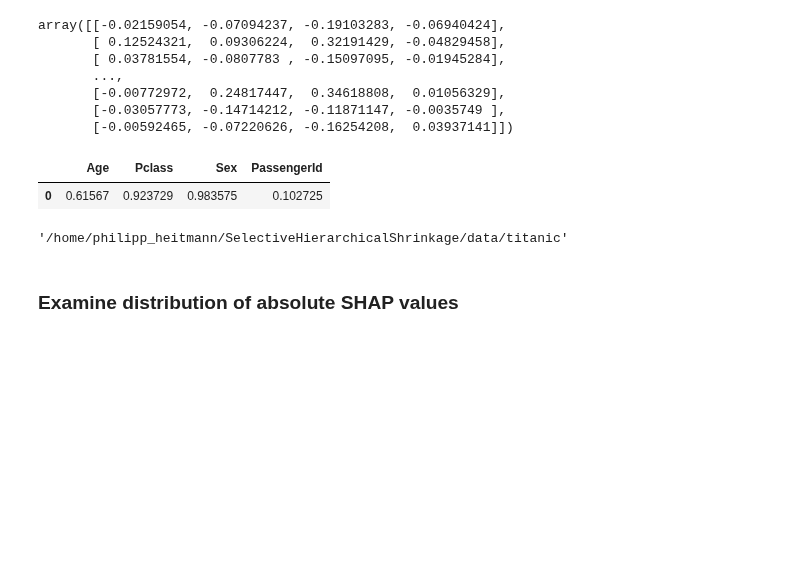
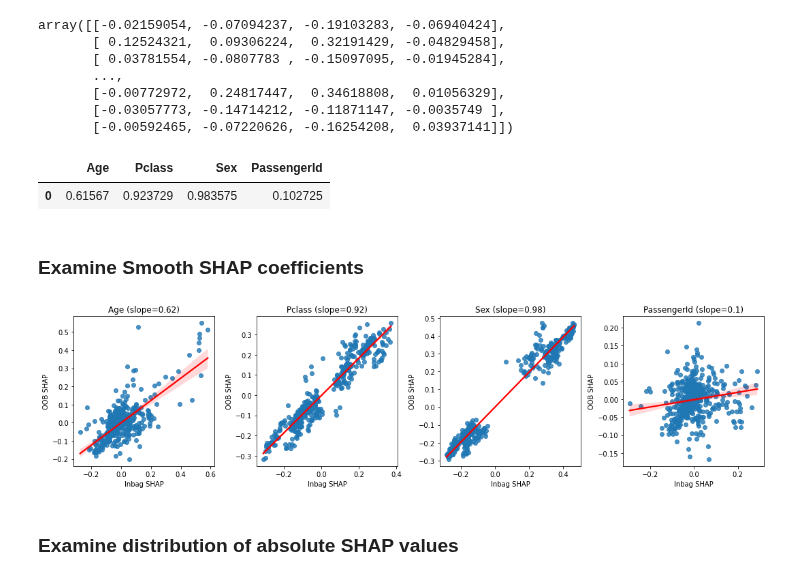
Before and after one commit to markusloecher/TreeBasedModel, a Jupyter notebook: notebooks/ML_titanic.ipynb, the cells around one changed output. Cells and saved outputs as stored; diff of their text form; code cells hidden in the pictures; blank space fills up the shorter version.

```diff
--- a/notebooks/ML_titanic.ipynb
+++ b/notebooks/ML_titanic.ipynb
@@ -105,10 +106,6 @@ pd.DataFrame(np.array([coefs_smshap]), columns=X_train.columns)
 # %% [output]
 |  | Age | Pclass | Sex | PassengerId |
 | 0 | 0.61567 | 0.923729 | 0.983575 | 0.102725 |
-# %%
-data_path
-# %% [output]
-'/home/philipp_heitmann/SelectiveHierarchicalShrinkage/data/titanic'
 # %%
 import pickle
 #Create dict and pickle data
@@ -124,6 +121,22 @@ shap_data = {
 
 with open(f'{data_path}/titanic_SHAP_dict.pickle', 'wb') as handle:
     pickle.dump(shap_data, handle, protocol=pickle.HIGHEST_PROTOCOL)
+# %% [markdown]
+### Examine Smooth SHAP coefficients
+# %%
+fig, axs = plt.subplots(1,4, figsize=(15,4))
+
+for i in range(4):
+    p = sns.regplot(x=rf.inbag_SHAP_values[:, i].reshape(-1, 1), y=rf.oob_SHAP_values[:, i], line_kws={"color": "red"}, ax=axs[i])
+    slope, intercept, r_value, p_value, std_err = linregress(x=p.get_lines()[0].get_xdata(),y=p.get_lines()[0].get_ydata())
+    axs[i].set_title(f"{rf.feature_names[i]} (slope={round(slope,2)})")# - regression coef: {np.round(rf_scr.smSHAP_coefs[i],2)}")
+    axs[i].set_xlabel("Inbag SHAP")
+    axs[i].set_ylabel("OOB SHAP")
+
+#plt.setp(axs, xlim=[0, 0.5], ylim=[0, 0.5]);
+plt.tight_layout();
+# %% [output]
+[figure, added]
 # %% [markdown]
 ### Examine distribution of absolute SHAP values
 # %%
```
Also changed, not shown: parts of 5 cells of this notebook.
